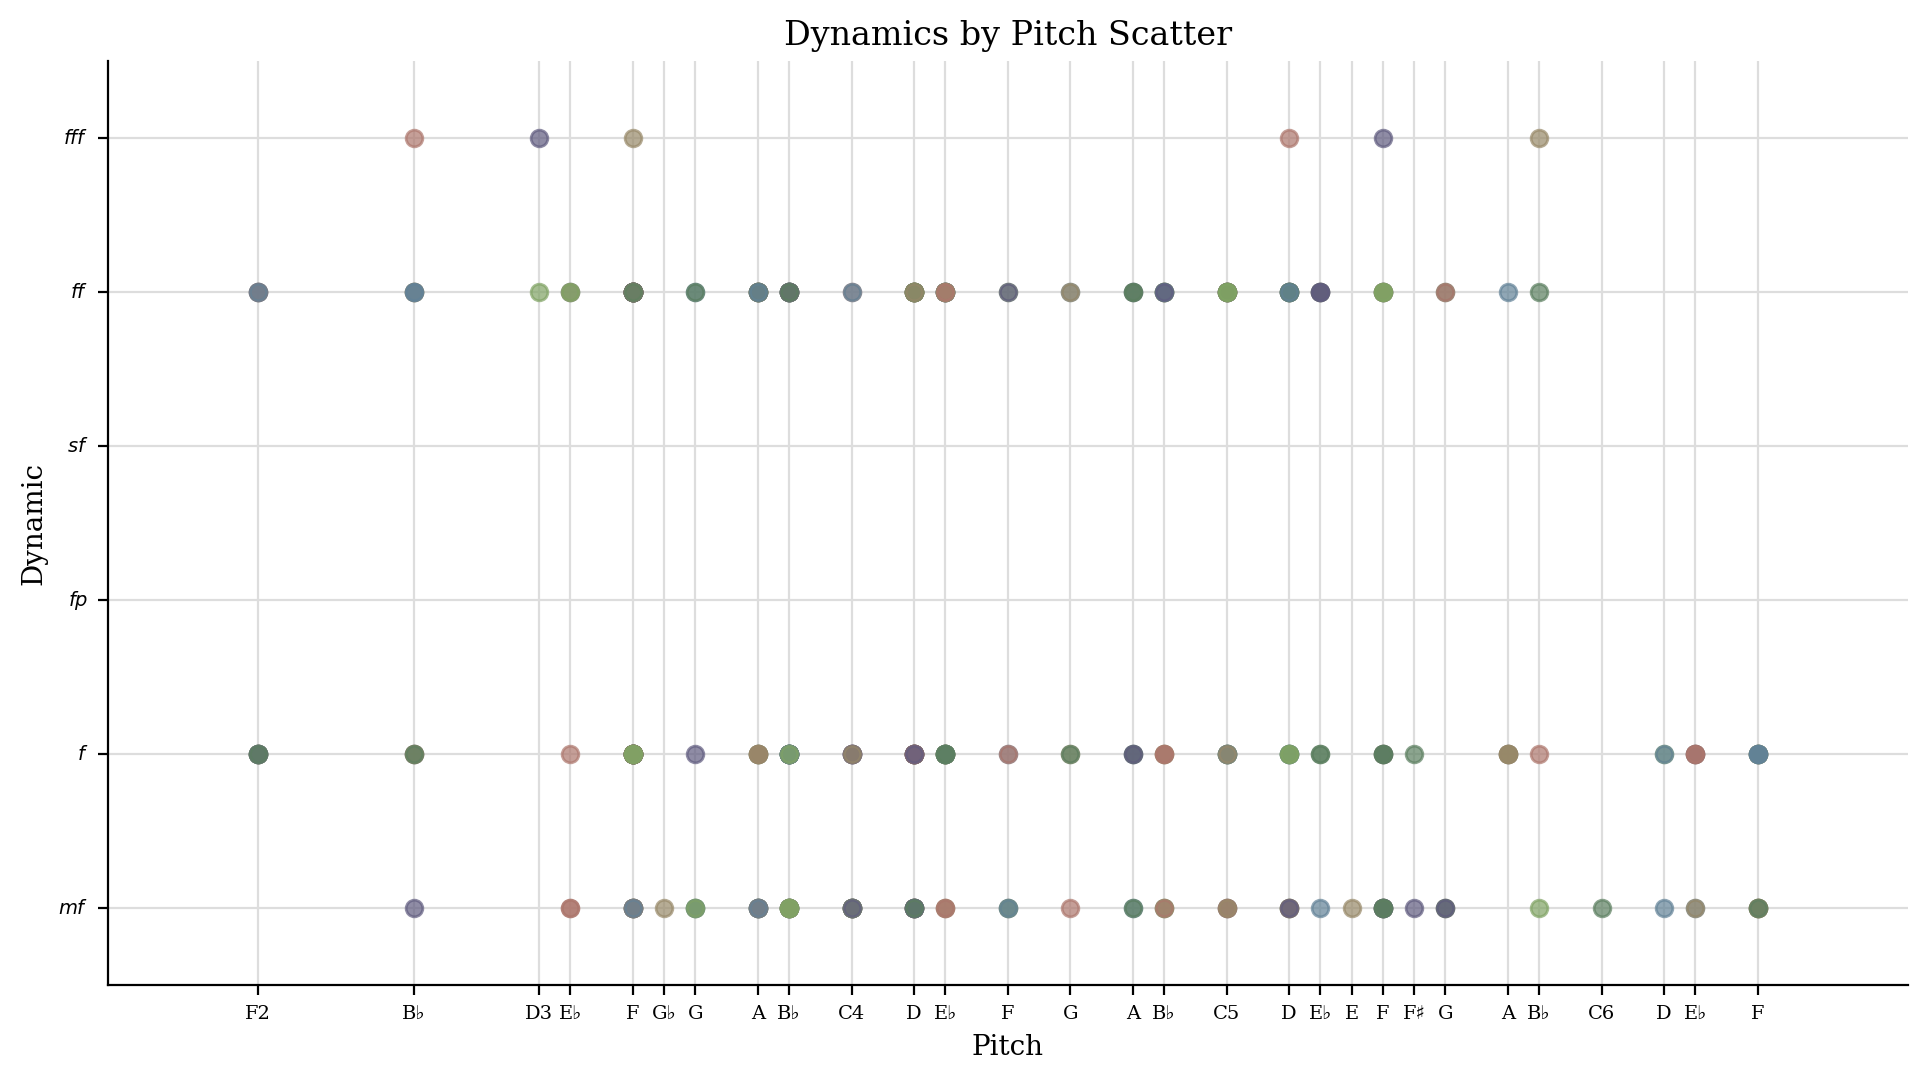
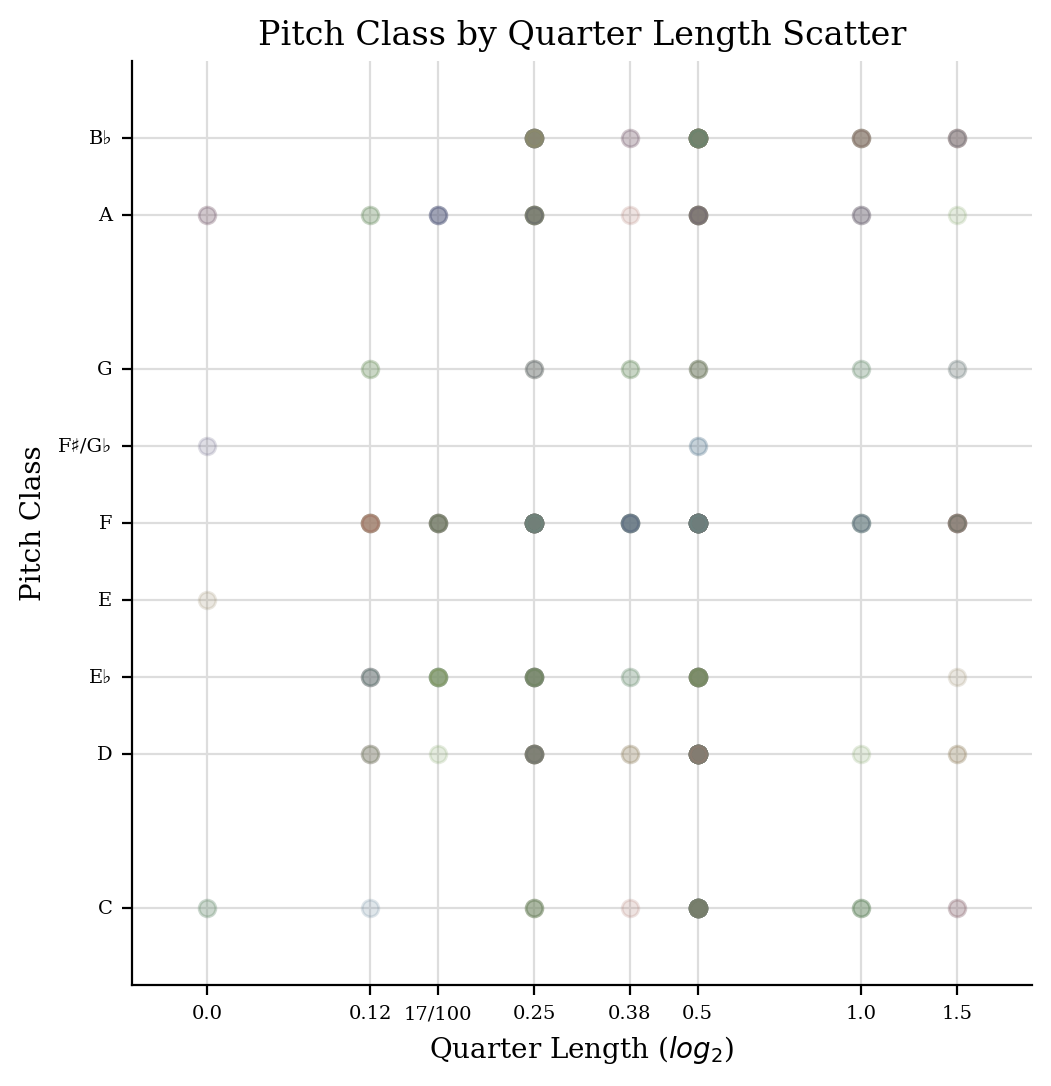
The notebook cell's code change between the first figure and the second:
--- before
+++ after
@@ -1,2 +1,2 @@
-#_DOCS_SHOW verdi.plot('scatter', 'dynamics')
-_ = verdi.plot('scatter', 'dynamics', returnInNotebook=True)  #_DOCS_HIDE
+#_DOCS_SHOW verdi.plot('scatter', 'pitchClass', 'quarterLength')
+_ = verdi.plot('scatter', 'pitchClass', 'quarterLength', returnInNotebook=True)  #_DOCS_HIDE

Commit: Release Candidate for M21 V10